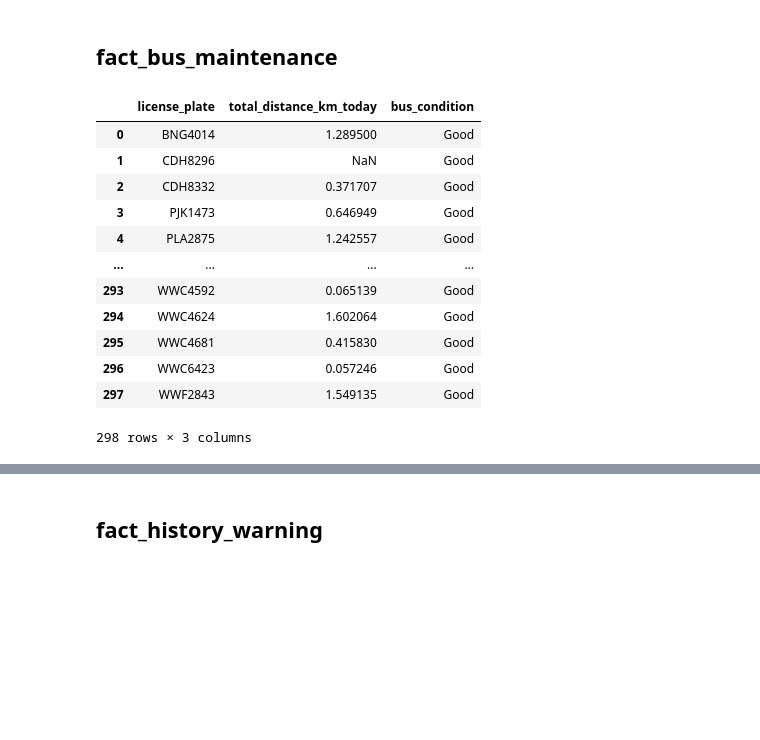
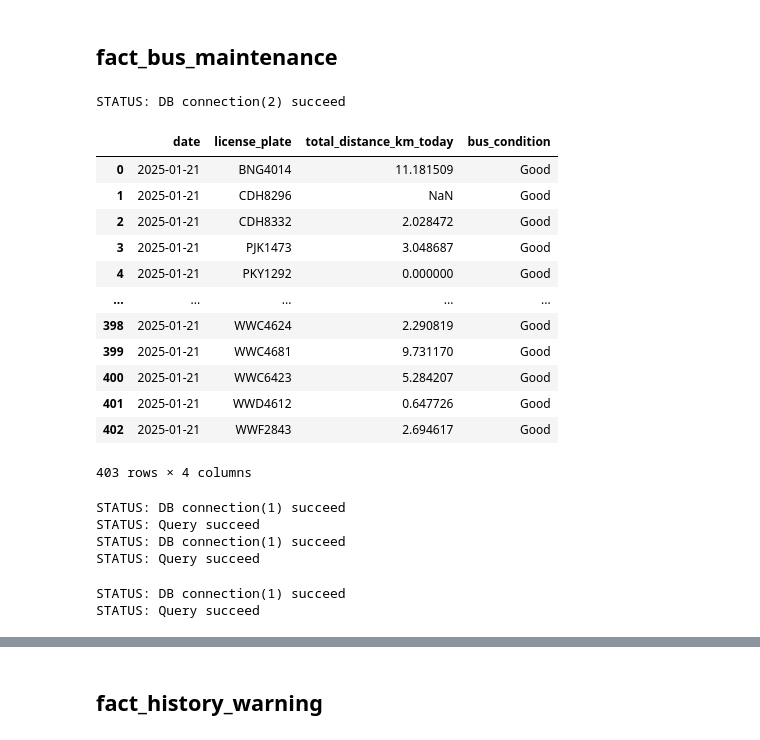
Before and after one commit to ammarsaf/rapid-tracker, a Jupyter notebook: experiment/prasarana.ipynb, the cells around one changed output, grey strips where cells are left out. Drawn from its saved outputs; the diff is of its cells as text; code cells hidden in the pictures; blank space fills up the shorter version.

```diff
--- a/experiment/prasarana.ipynb
+++ b/experiment/prasarana.ipynb
@@ -336,6 +382,8 @@ speed_status_df.to_sql('fact_driving_behavior',
 # %%
-df_maintenance = fetch_db(
-    """
+import datetime
+today = datetime.date.today()
+yesterday = today - datetime.timedelta(days=1)
+query_1 = f"""
     with geo_table AS (
     SELECT timestamp,
             license_plate,
@@ -361,7 +409,7 @@ df_maintenance = fetch_db(
             )) AS distance_km
         FROM geo_table
     ) jjj
-    WHERE DATE(timestamp) = DATE('2025-01-20') -- today
+    WHERE DATE(timestamp) = DATE('{str(today)}') -- today
     GROUP BY license_plate, distance_km, timestamp
     ORDER BY distance_km DESC
     ),
@@ -375,47 +423,71 @@ df_maintenance = fetch_db(
             2 * 6371 *
             ASIN(SQRT(
                 POWER(SIN(RADIANS(latitude - prev_latitude) / 2), 2) +
                 COS(RADIANS(prev_latitude)) * COS(RADIANS(latitude)) *
                 POWER(SIN(RADIANS(longitude - prev_longitude) / 2), 2)
             )) AS distance_km
         FROM geo_table
     ) jjj
-    WHERE DATE(timestamp) = DATE('2025-01-19') -- yesterday
+    WHERE DATE(timestamp) = DATE('{str(yesterday)}') -- yesterday
     GROUP BY license_plate, distance_km, timestamp
     ORDER BY distance_km DESC
     ),
     total_distance_today AS (
     SELECT license_plate, SUM(total_distance_km) AS total_distance_km_today
     FROM (
         SELECT *
         FROM geo_today
         UNION ALL
         SELECT *
         FROM geo_yesterday
     ) kkk
     GROUP BY license_plate
     )
-    SELECT *,
+    SELECT CURRENT_DATE as date, *,
         CASE
             WHEN total_distance_km_today > 10000 THEN 'Need service'
             ELSE 'Good'
         END AS bus_condition
     FROM total_distance_today
     """
-)
-
+df_maintenance = fetch_db(query_1)
 df_maintenance
 # %% [output]
+STATUS: DB connection(2) succeed
-|  | license_plate | total_distance_km_today | bus_condition |
-| 0 | BNG4014 | 1.289500 | Good |
-| 1 | CDH8296 | NaN | Good |
-| 2 | CDH8332 | 0.371707 | Good |
-| 3 | PJK1473 | 0.646949 | Good |
-| 4 | PLA2875 | 1.242557 | Good |
-| ... | ... | ... | ... |
-| 293 | WWC4592 | 0.065139 | Good |
-| 294 | WWC4624 | 1.602064 | Good |
-| 295 | WWC4681 | 0.415830 | Good |
-| 296 | WWC6423 | 0.057246 | Good |
-| 297 | WWF2843 | 1.549135 | Good |
+|  | date | license_plate | total_distance_km_today | bus_condition |
+| 0 | 2025-01-21 | BNG4014 | 11.181509 | Good |
+| 1 | 2025-01-21 | CDH8296 | NaN | Good |
+| 2 | 2025-01-21 | CDH8332 | 2.028472 | Good |
+| 3 | 2025-01-21 | PJK1473 | 3.048687 | Good |
+| 4 | 2025-01-21 | PKY1292 | 0.000000 | Good |
+| ... | ... | ... | ... | ... |
+| 398 | 2025-01-21 | WWC4624 | 2.290819 | Good |
+| 399 | 2025-01-21 | WWC4681 | 9.731170 | Good |
+| 400 | 2025-01-21 | WWC6423 | 5.284207 | Good |
+| 401 | 2025-01-21 | WWD4612 | 0.647726 | Good |
+| 402 | 2025-01-21 | WWF2843 | 2.694617 | Good |
-298 rows × 3 columns
+403 rows × 4 columns
+# %%
+query_2 = f"""
+        CREATE TABLE rapidkl.fact_history_warning (
+        date DATE,
+        license_plate TEXT,
+        total_distance_km_today REAL,
+        bus_condition TEXT
+    )
+"""
+query_3 = f"""
+    INSERT INTO rapidkl.fact_history_warning {query_1}
+"""
+query_db(query_2)
+query_db(query_3)
+# %% [output]
+STATUS: DB connection(1) succeed
+STATUS: Query succeed
+STATUS: DB connection(1) succeed
+STATUS: Query succeed
+# %%
+query_db('DROP TABLE rapidkl.fact_history_warning')
+# %% [output]
+STATUS: DB connection(1) succeed
+STATUS: Query succeed
```
Also changed, not shown: parts of 20 cells of this notebook, 2 other files.
